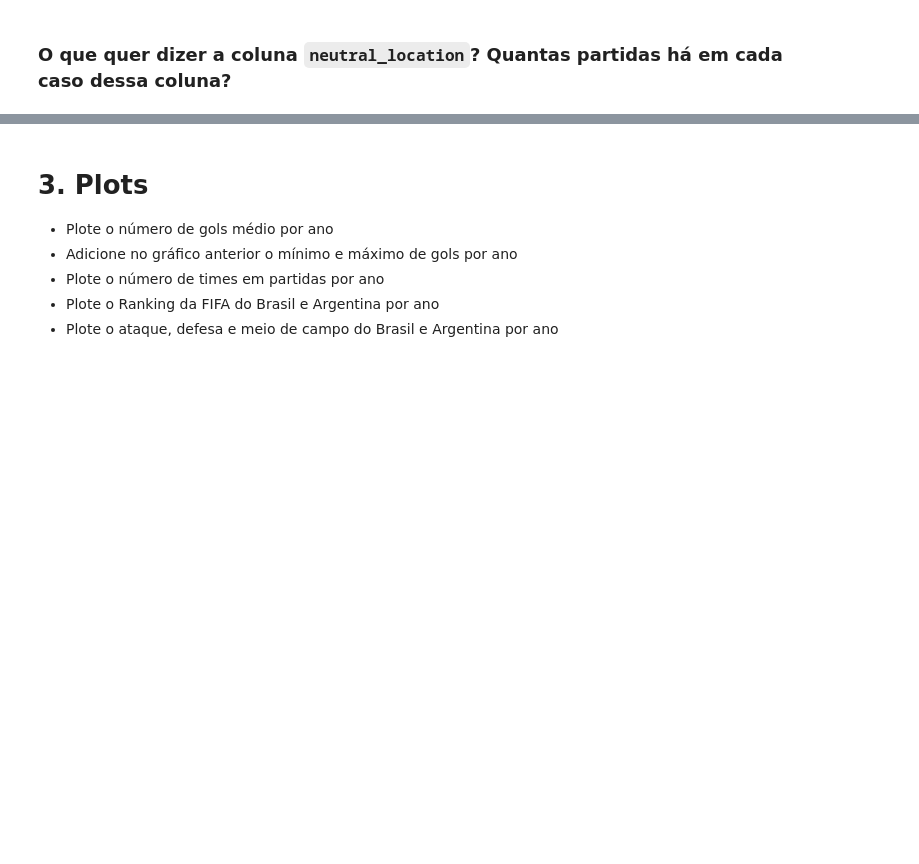
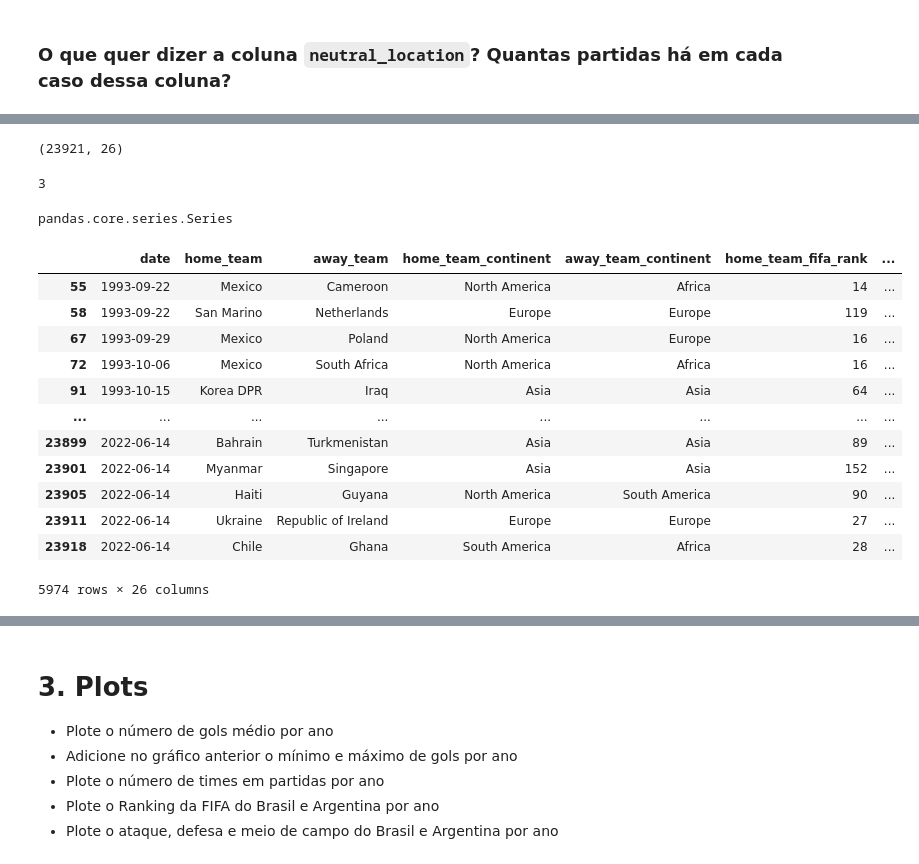
Before and after one commit to lgabs/copa22-forecast, a Jupyter notebook: code/lessons/Aula 1 - Análise de Dados.ipynb, the cells around one changed output, grey strips where cells are left out. Cells and saved outputs as stored; diff of their text form; code cells hidden in the pictures; blank space fills up the shorter version.

```diff
--- a/code/lessons/Aula 1 - Análise de Dados.ipynb
+++ b/code/lessons/Aula 1 - Análise de Dados.ipynb
@@ -267,0 +319,30 @@ df[~df.neutral_location].sample(5)[['date', 'home_team', 'away_team', 'city', 'n
+# %%
+df.shape
+# %% [output]
+(23921, 26)
+# %%
+l = [1,2,3]
+
+l[2]
+# %% [output]
+3
+# %%
+type(df.neutral_location)
+# %% [output]
+pandas.core.series.Series
+# %%
+df[df['neutral_location']]
+# %% [output]
+|  | date | home_team | away_team | home_team_continent | away_team_continent | home_team_fifa_rank | ... |
+| 55 | 1993-09-22 | Mexico | Cameroon | North America | Africa | 14 | ... |
+| 58 | 1993-09-22 | San Marino | Netherlands | Europe | Europe | 119 | ... |
+| 67 | 1993-09-29 | Mexico | Poland | North America | Europe | 16 | ... |
+| 72 | 1993-10-06 | Mexico | South Africa | North America | Africa | 16 | ... |
+| 91 | 1993-10-15 | Korea DPR | Iraq | Asia | Asia | 64 | ... |
+| ... | ... | ... | ... | ... | ... | ... | ... |
+| 23899 | 2022-06-14 | Bahrain | Turkmenistan | Asia | Asia | 89 | ... |
+| 23901 | 2022-06-14 | Myanmar | Singapore | Asia | Asia | 152 | ... |
+| 23905 | 2022-06-14 | Haiti | Guyana | North America | South America | 90 | ... |
+| 23911 | 2022-06-14 | Ukraine | Republic of Ireland | Europe | Europe | 27 | ... |
+| 23918 | 2022-06-14 | Chile | Ghana | South America | Africa | 28 | ... |
+5974 rows × 26 columns
```
Also changed, not shown: parts of 45 cells of this notebook.
